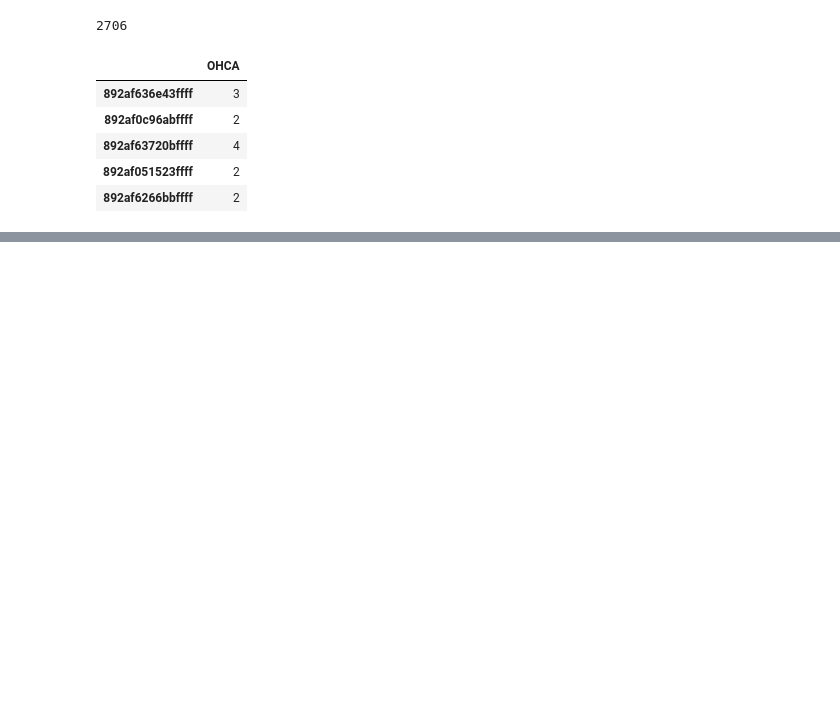
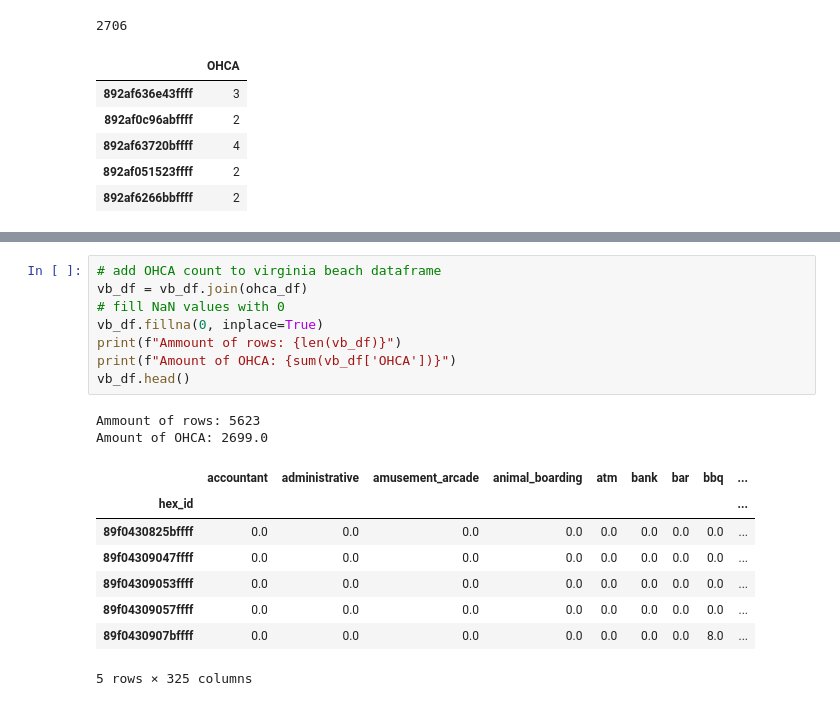
Before and after one commit to radekaadek/my_aed, a Jupyter notebook: prediction2.ipynb, the cells around one changed output, grey strips where cells are left out. Drawn from its saved outputs; the diff is of its cells as text; blank space fills up the shorter version.

```diff
--- a/prediction2.ipynb
+++ b/prediction2.ipynb
@@ -71,0 +81,19 @@ ValueError: Length mismatch: Expected 986 rows, received array of length 241
+# %%
+# add OHCA count to virginia beach dataframe
+vb_df = vb_df.join(ohca_df)
+# fill NaN values with 0
+vb_df.fillna(0, inplace=True)
+print(f"Ammount of rows: {len(vb_df)}")
+print(f"Amount of OHCA: {sum(vb_df['OHCA'])}")
+vb_df.head()
+# %% [output]
+Ammount of rows: 5623
+Amount of OHCA: 2699.0
+|  | accountant | administrative | amusement_arcade | animal_boarding | atm | bank | bar | bbq | ... |
+| hex_id |  |  |  |  |  |  |  |  | ... |
+| 89f0430825bffff | 0.0 | 0.0 | 0.0 | 0.0 | 0.0 | 0.0 | 0.0 | 0.0 | ... |
+| 89f04309047ffff | 0.0 | 0.0 | 0.0 | 0.0 | 0.0 | 0.0 | 0.0 | 0.0 | ... |
+| 89f04309053ffff | 0.0 | 0.0 | 0.0 | 0.0 | 0.0 | 0.0 | 0.0 | 0.0 | ... |
+| 89f04309057ffff | 0.0 | 0.0 | 0.0 | 0.0 | 0.0 | 0.0 | 0.0 | 0.0 | ... |
+| 89f0430907bffff | 0.0 | 0.0 | 0.0 | 0.0 | 0.0 | 0.0 | 0.0 | 8.0 | ... |
+5 rows × 325 columns
```
Also changed, not shown: parts of 6 cells of this notebook, 6 other files.
